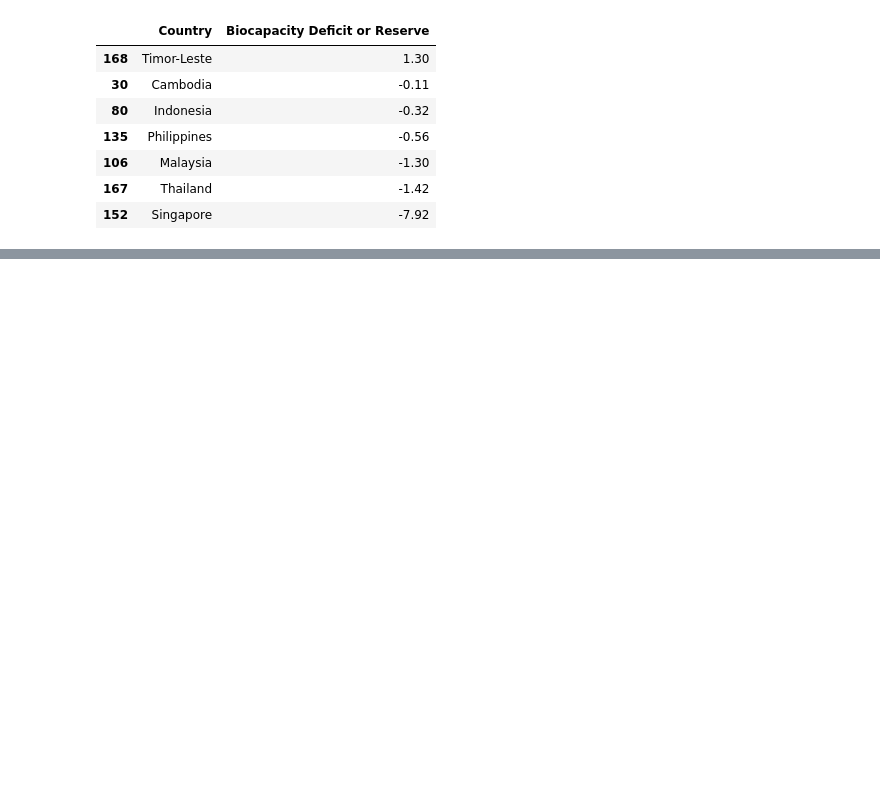
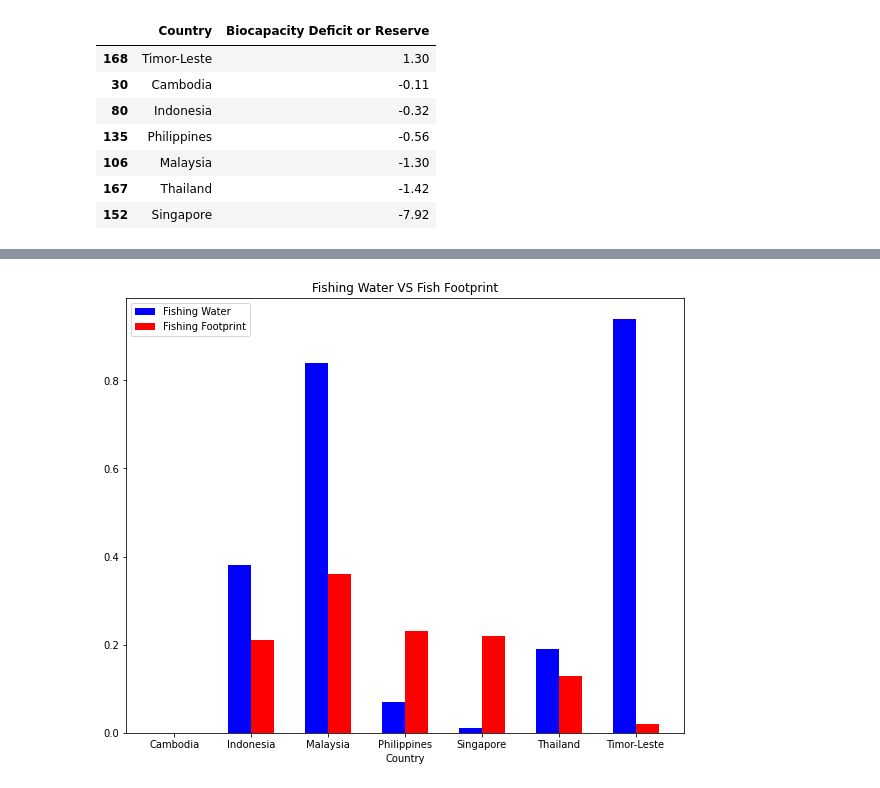
Before and after one commit to erickajanecm/Ecological-Footprint-EDA, a Jupyter notebook: EcologicalFootprint.ipynb, the cells around one changed output, grey strips where cells are left out. Cells and saved outputs as stored; diff of their text form; code cells hidden in the pictures; blank space fills up the shorter version.

```diff
--- a/EcologicalFootprint.ipynb
+++ b/EcologicalFootprint.ipynb
@@ -198,0 +253,21 @@ SEA_EF_df.loc[SEA_EF_df['Biocapacity Deficit or Reserve'].sort_values(ascending=
+# %%
+Fishing_Water = SEA_EF_df['Fishing Water']
+Fish_Footprint = SEA_EF_df['Fish Footprint']
+
+n=7
+r = np.arange(n)
+width = 0.3
+
+plt.figure(figsize=(10, 8))
+plt.bar(r, Fishing_Water, color = 'b',width = width, label='Fishing Water')
+plt.bar(r + width, Fish_Footprint, color = 'r',width = width, label='Fishing Footprint')
+
+plt.xlabel("Country")
+plt.title("Fishing Water VS Fish Footprint")
+
+plt.xticks(r + width/2, SEA_EF_df['Country'])
+plt.legend()
+
+plt.show()
+# %% [output]
+[figure, added]
```
Also changed, not shown: parts of 5 cells of this notebook.
